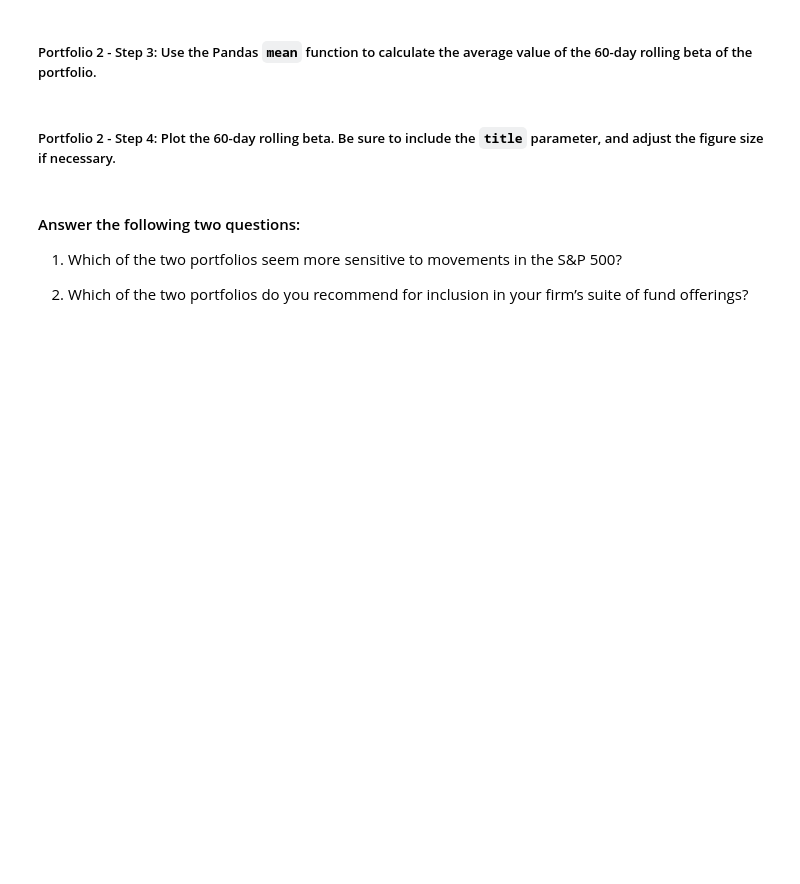
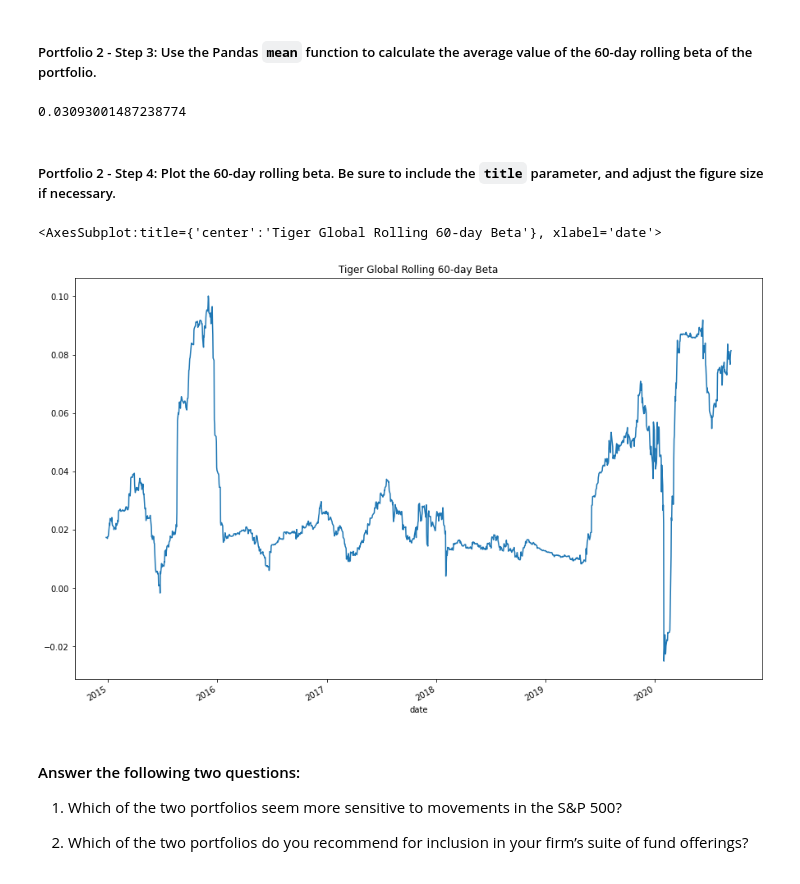
Before and after one commit to MaureenKC/Quantitative-Analysis-Challenge, a Jupyter notebook: Quantitative_Analysis/risk_return_analysis.ipynb, the cells around one changed output. Saved outputs shown, nothing was run; the diff lists cells and outputs as text; code cells hidden in the pictures; blank space fills up the shorter version.

```diff
--- a/Quantitative_Analysis/risk_return_analysis.ipynb
+++ b/Quantitative_Analysis/risk_return_analysis.ipynb
@@ -379,4 +436,6 @@ Your analysis is nearing completion. Now, you need to evaluate how the portfolio
 # %%
 # Calculate the covariance using a 60-day rolling window
 # Review the last five rows of the covariance data
-# YOUR CODE HERE
+tiger_global_covariance_60=whale_nav_daily_returns ['TIGER GLOBAL MANAGEMENT LLC'].rolling(window=60).cov(whale_nav_daily_returns['S&P 500']).dropna()
+
+tiger_global_covariance_60.tail()
@@ -385,4 +452,6 @@ Your analysis is nearing completion. Now, you need to evaluate how the portfolio
 # %%
 # Calculate the beta based on the 60-day rolling covariance compared to the market (S&P 500)
 # Review the last five rows of the beta information
-# YOUR CODE HERE
+tiger_global_beta_60=tiger_global_covariance_60 / sp500_variance_60
+
+tiger_global_beta_60.tail()
@@ -390,13 +467,18 @@ Your analysis is nearing completion. Now, you need to evaluate how the portfolio
 ##### Portfolio 2 - Step 3: Use the Pandas `mean` function to calculate the average value of the 60-day rolling beta of the portfolio.
 # %%
 # Calculate the average of the 60-day rolling beta
-# YOUR CODE HERE
+tiger_global_beta_60.mean()
+# %% [output]
+0.03093001487238774
 # %% [markdown]
 ##### Portfolio 2 - Step 4: Plot the 60-day rolling beta. Be sure to include the `title` parameter, and adjust the figure size if necessary.
 # %%
 # Plot the rolling beta
 # Include a title parameter and adjust the figure size
-# YOUR CODE HERE
+tiger_global_beta_60.plot(figsize=(15 , 10) , title= "Tiger Global Rolling 60-day Beta")
+# %% [output]
+<AxesSubplot:title={'center':'Tiger Global Rolling 60-day Beta'}, xlabel='date'>
+[figure, added]
 # %% [markdown]
 #### Answer the following two questions:
 
```
Also changed, not shown: parts of 13 cells of this notebook.
